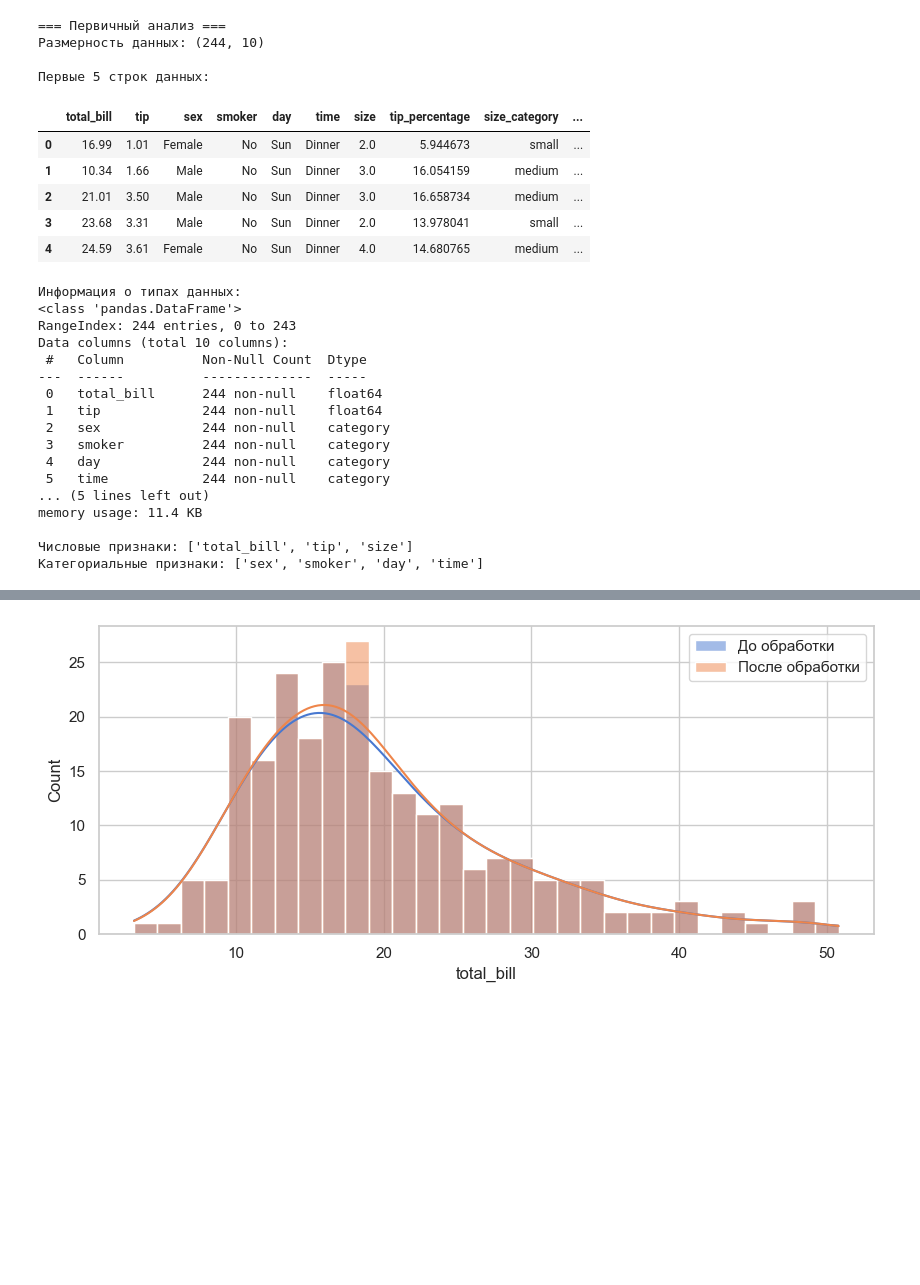
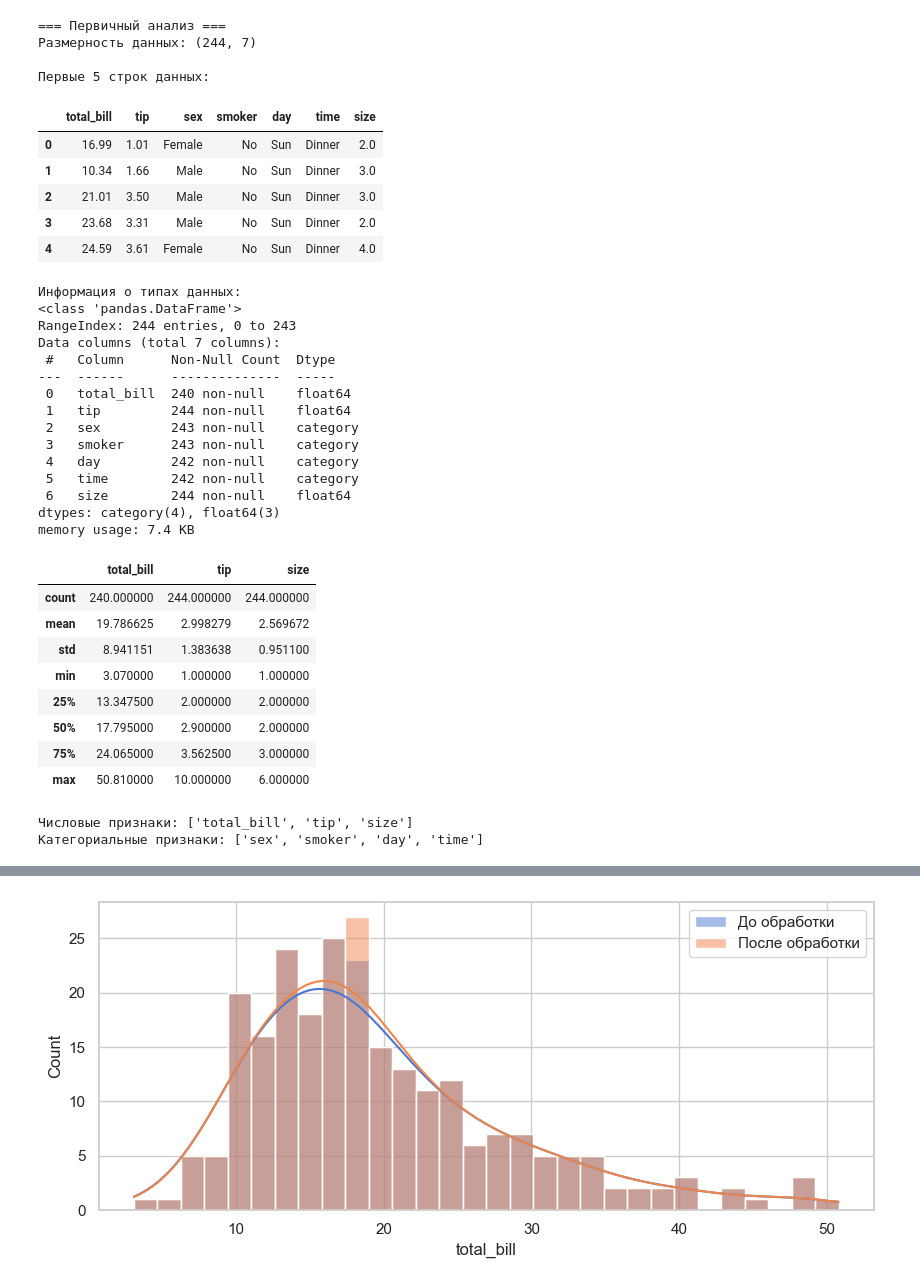
Before and after one commit to atrepalin/Statistics-RSREU, a Jupyter notebook: 1.1.ipynb, the cells around one changed output, grey strips where cells are left out. Cells and saved outputs as stored; diff of their text form; code cells hidden in the pictures; blank space fills up the shorter version.

```diff
--- a/1.1.ipynb
+++ b/1.1.ipynb
@@ -25,40 +25,51 @@ tips = tips_with_missing.copy()
 # %%
 print("=== Первичный анализ ===")
 print(f"Размерность данных: {tips.shape}")
 print("\nПервые 5 строк данных:")
 display(tips.head())
 print("\nИнформация о типах данных:")
 tips.info()
 
+display(tips.describe())
+
 print(f"\nЧисловые признаки: {numeric_cols}")
 print(f"Категориальные признаки: {categorical_cols}")
 # %% [output]
 === Первичный анализ ===
-Размерность данных: (244, 10)
+Размерность данных: (244, 7)
 
 Первые 5 строк данных:
-|  | total_bill | tip | sex | smoker | day | time | size | tip_percentage | size_category | ... |
-| 0 | 16.99 | 1.01 | Female | No | Sun | Dinner | 2.0 | 5.944673 | small | ... |
-| 1 | 10.34 | 1.66 | Male | No | Sun | Dinner | 3.0 | 16.054159 | medium | ... |
-| 2 | 21.01 | 3.50 | Male | No | Sun | Dinner | 3.0 | 16.658734 | medium | ... |
-| 3 | 23.68 | 3.31 | Male | No | Sun | Dinner | 2.0 | 13.978041 | small | ... |
-| 4 | 24.59 | 3.61 | Female | No | Sun | Dinner | 4.0 | 14.680765 | medium | ... |
+|  | total_bill | tip | sex | smoker | day | time | size |
+| 0 | 16.99 | 1.01 | Female | No | Sun | Dinner | 2.0 |
+| 1 | 10.34 | 1.66 | Male | No | Sun | Dinner | 3.0 |
+| 2 | 21.01 | 3.50 | Male | No | Sun | Dinner | 3.0 |
+| 3 | 23.68 | 3.31 | Male | No | Sun | Dinner | 2.0 |
+| 4 | 24.59 | 3.61 | Female | No | Sun | Dinner | 4.0 |
 Информация о типах данных:
 <class 'pandas.DataFrame'>
 RangeIndex: 244 entries, 0 to 243
-Data columns (total 10 columns):
- #   Column          Non-Null Count  Dtype
----  ------          --------------  -----
- 0   total_bill      244 non-null    float64
- 1   tip             244 non-null    float64
- 2   sex             244 non-null    category
- 3   smoker          244 non-null    category
- 4   day             244 non-null    category
- 5   time            244 non-null    category
-... (5 lines left out)
-memory usage: 11.4 KB
-
-Числовые признаки: ['total_bill', 'tip', 'size']
-Категориальные признаки: ['sex', 'smoker', 'day', 'time']
+Data columns (total 7 columns):
+ #   Column      Non-Null Count  Dtype
+---  ------      --------------  -----
+ 0   total_bill  240 non-null    float64
+ 1   tip         244 non-null    float64
+ 2   sex         243 non-null    category
+ 3   smoker      243 non-null    category
+ 4   day         242 non-null    category
+ 5   time        242 non-null    category
+ 6   size        244 non-null    float64
+dtypes: category(4), float64(3)
+memory usage: 7.4 KB
+|  | total_bill | tip | size |
+| count | 240.000000 | 244.000000 | 244.000000 |
+| mean | 19.786625 | 2.998279 | 2.569672 |
+| std | 8.941151 | 1.383638 | 0.951100 |
+| min | 3.070000 | 1.000000 | 1.000000 |
+| 25% | 13.347500 | 2.000000 | 2.000000 |
+| 50% | 17.795000 | 2.900000 | 2.000000 |
+| 75% | 24.065000 | 3.562500 | 3.000000 |
+| max | 50.810000 | 10.000000 | 6.000000 |
+Числовые признаки: ['total_bill', 'tip', 'size']
+Категориальные признаки: ['sex', 'smoker', 'day', 'time']
 # %%
 plt.figure(figsize=(10, 5))
```
Also changed, not shown: parts of 5 cells of this notebook, 1 other file.
